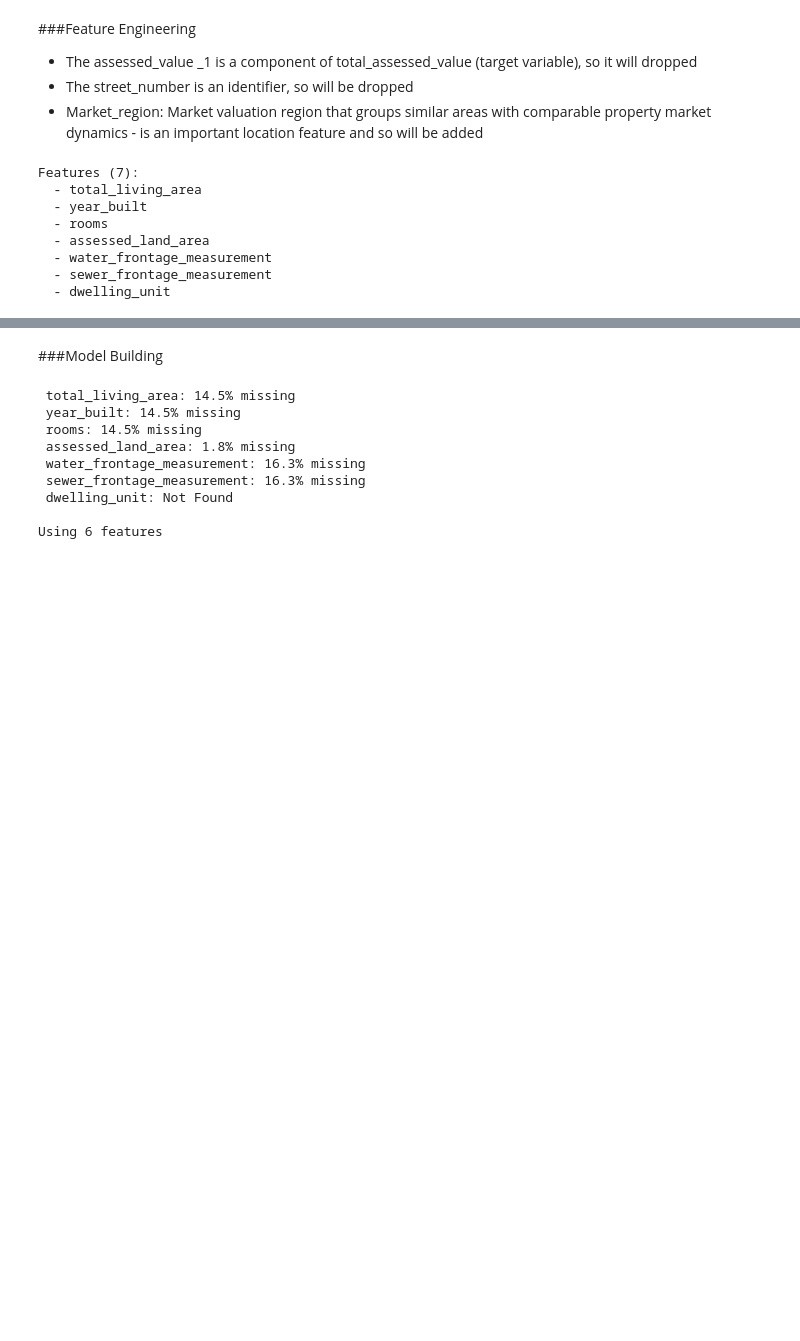
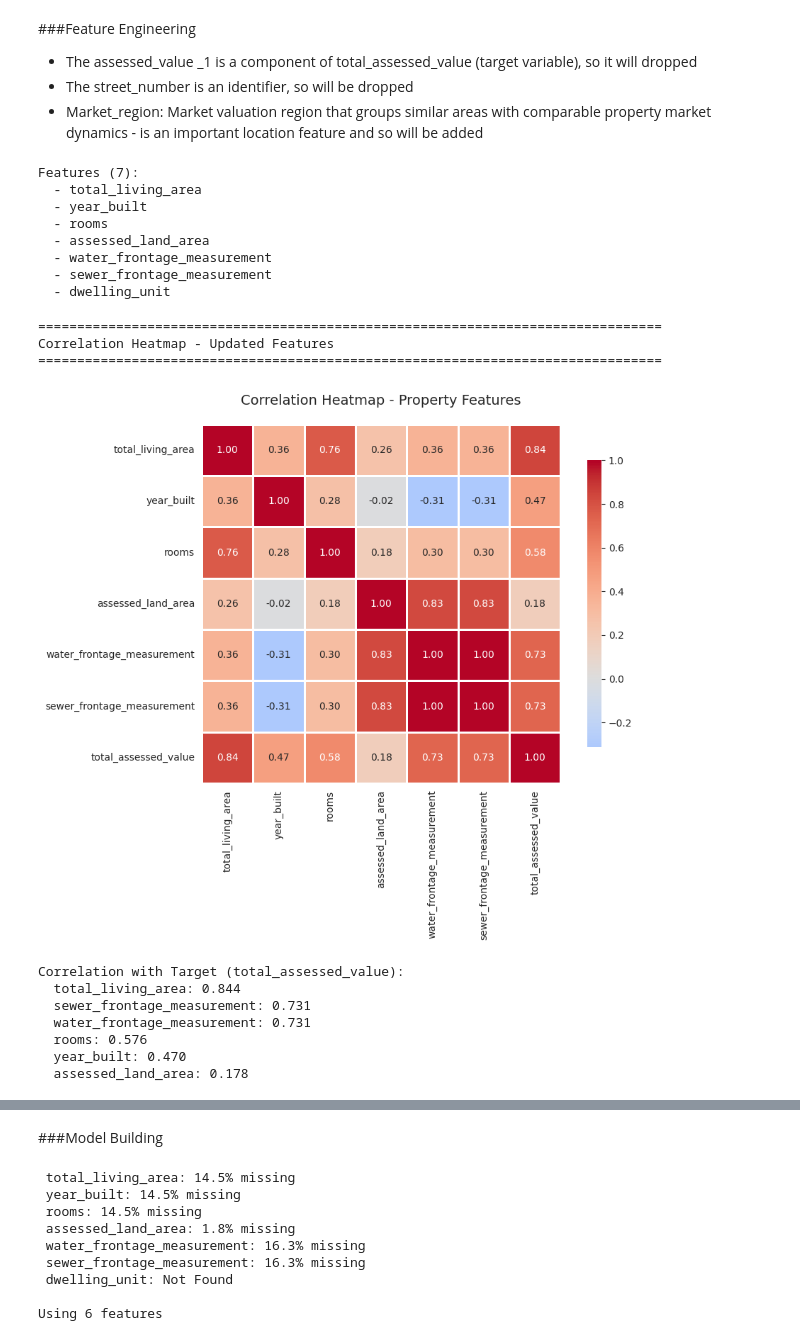
Before and after one commit to BoseOmoniyi/property-valuation, a Jupyter notebook: notebooks/BoseOmoniyi_ta_colab.ipynb, the cells around one changed output, grey strips where cells are left out. Saved outputs shown, nothing was run; the diff lists cells and outputs as text; code cells hidden in the pictures; blank space fills up the shorter version.

Commit message:
Model Built

```diff
--- a/notebooks/BoseOmoniyi_ta_colab.ipynb
+++ b/notebooks/BoseOmoniyi_ta_colab.ipynb
@@ -972,3 +1001,63 @@ Features (7):
   - water_frontage_measurement
   - sewer_frontage_measurement
   - dwelling_unit
+# %%
+# Define target variable
+TARGET = 'total_assessed_value'
+
+# Current features (after dropping street_number and assess_value_1)
+FEATURES_CURRENT = [
+    'total_living_area',
+    'year_built',
+    'rooms',
+    'assessed_land_area',
+    'water_frontage_measurement',
+    'sewer_frontage_measurement'
+]
+
+# Correlation Heatmap
+print("=" * 80)
+print("Correlation Heatmap - Updated Features")
+print("=" * 80)
+
+# Create dataset with features + target
+heatmap_cols = FEATURES_CURRENT + [TARGET]
+df_heatmap = df_sample[heatmap_cols].copy()
+
+# Calculate correlation matrix
+corr_matrix = df_heatmap.corr()
+
+# Plot heatmap
+plt.figure(figsize=(10, 8))
+sns.heatmap(
+    corr_matrix,
+    annot=True,  # Show correlation values
+    fmt='.2f',   # 2 decimal places
+    cmap='coolwarm',  # Color scheme
+    center=0,    # Center colormap at 0
+    square=True, # Square cells
+    linewidths=1,
+    cbar_kws={"shrink": 0.8}
+)
+plt.title('Correlation Heatmap - Property Features', fontsize=14, pad=20)
+plt.tight_layout()
+plt.show()
+
+# Show top correlations with target
+print("\nCorrelation with Target (total_assessed_value):")
+target_corr = corr_matrix[TARGET].sort_values(ascending=False)
+for feat, corr in target_corr.items():
+    if feat != TARGET:
+        print(f"  {feat}: {corr:.3f}")
+# %% [output]
+================================================================================
+Correlation Heatmap - Updated Features
+================================================================================
+[figure, added]
+Correlation with Target (total_assessed_value):
+  total_living_area: 0.844
+  sewer_frontage_measurement: 0.731
+  water_frontage_measurement: 0.731
+  rooms: 0.576
+  year_built: 0.470
+  assessed_land_area: 0.178
```
Also changed, not shown: parts of 37 cells of this notebook.
